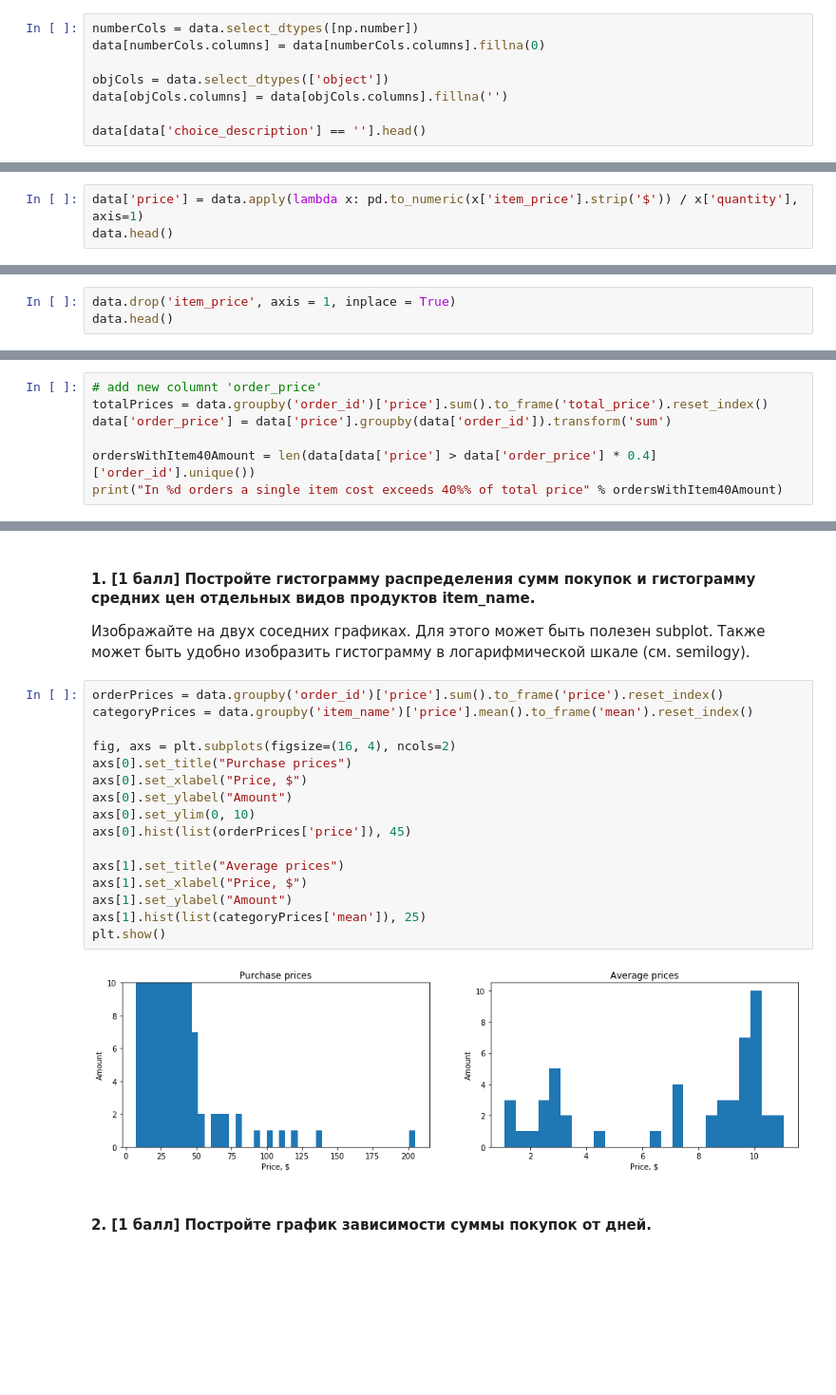
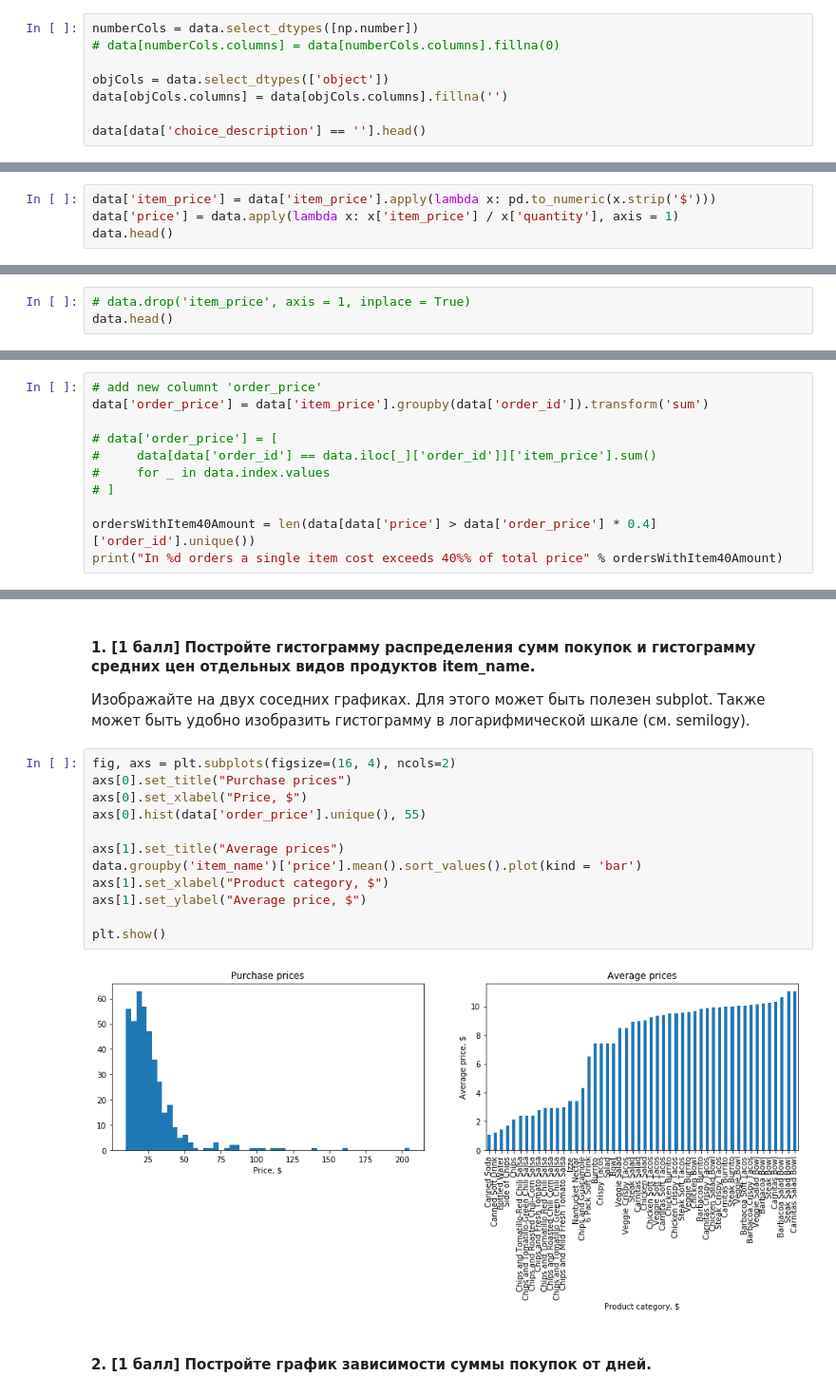
Before and after one commit to GHopperMSK/lmsu-homework, a Jupyter notebook: homework-practice-01.ipynb, the cells around one changed output, grey strips where cells are left out. Shown at 95% size. Drawn from its saved outputs; the diff is of its cells as text; blank space fills up the shorter version.

```diff
--- a/homework-practice-01.ipynb
+++ b/homework-practice-01.ipynb
@@ -180,7 +191,7 @@ NaN count in column 'item_price' is: 0
 Заполните пропуски пустой строкой для строковых колонок и нулём для числовых.
 # %%
 numberCols = data.select_dtypes([np.number])
-data[numberCols.columns] = data[numberCols.columns].fillna(0)
+# data[numberCols.columns] = data[numberCols.columns].fillna(0)
 
 objCols = data.select_dtypes(['object'])
 data[objCols.columns] = data[objCols.columns].fillna('')
@@ -199,7 +210,8 @@ data[data['choice_description'] == ''].head()
 Для этого попробуйте применить функцию-преобразование к каждой строке вашей таблицы (для этого есть соответствующая функция).
 Будьте внимательны! В item_price записана цена товара * количество товара.
 # %%
-data['price'] = data.apply(lambda x: pd.to_numeric(x['item_price'].strip('$')) / x['quantity'], axis=1)
+data['item_price'] = data['item_price'].apply(lambda x: pd.to_numeric(x.strip('$')))
+data['price'] = data.apply(lambda x: x['item_price'] / x['quantity'], axis = 1)
 data.head()
 # %% [output]
 |  | order_id | quantity | item_name | choice_description | item_price | price |
@@ -225,6 +237,6 @@ Price max value: 11.89
 # %% [markdown]
 Удалите старую колонку с ценой.
 # %%
-data.drop('item_price', axis = 1, inplace = True)
+# data.drop('item_price', axis = 1, inplace = True)
 data.head()
 # %% [output]
@@ -338,8 +346,12 @@ The most expensive burrito is '[Tomatillo Red Chili Salsa, [Black Beans, Cheese,
 Возможно, будет удобно посчитать отдельно средний чек, добавить его в исходные данные и сделать необходимые проверки.
 # %%
 # add new columnt 'order_price'
-totalPrices = data.groupby('order_id')['price'].sum().to_frame('total_price').reset_index()
-data['order_price'] = data['price'].groupby(data['order_id']).transform('sum')
+data['order_price'] = data['item_price'].groupby(data['order_id']).transform('sum')
+
+# data['order_price'] = [
+#     data[data['order_id'] == data.iloc[_]['order_id']]['item_price'].sum()
+#     for _ in data.index.values
+# ]
 
 ordersWithItem40Amount = len(data[data['price'] > data['order_price'] * 0.4]['order_id'].unique())
 print("In %d orders a single item cost exceeds 40%% of total price" % ordersWithItem40Amount)
@@ -421,23 +433,19 @@ data['date'] = data.order_id.map(dates['date'])
 
 Изображайте на двух соседних графиках. Для этого может быть полезен subplot. Также может быть удобно изобразить гистограмму в логарифмической шкале (см. semilogy).
 # %%
-orderPrices = data.groupby('order_id')['price'].sum().to_frame('price').reset_index()
-categoryPrices = data.groupby('item_name')['price'].mean().to_frame('mean').reset_index()
-
 fig, axs = plt.subplots(figsize=(16, 4), ncols=2)
 axs[0].set_title("Purchase prices")
 axs[0].set_xlabel("Price, $")
-axs[0].set_ylabel("Amount")
-axs[0].set_ylim(0, 10)
-axs[0].hist(list(orderPrices['price']), 45)
+axs[0].hist(data['order_price'].unique(), 55)
 
 axs[1].set_title("Average prices")
-axs[1].set_xlabel("Price, $")
-axs[1].set_ylabel("Amount")
-axs[1].hist(list(categoryPrices['mean']), 25)
+data.groupby('item_name')['price'].mean().sort_values().plot(kind = 'bar')
+axs[1].set_xlabel("Product category, $")
+axs[1].set_ylabel("Average price, $")
+
 plt.show()
 # %% [output]
-[figure, old version]
+[figure, new version]
 # %% [markdown]
 #### 2. [1 балл] Постройте график зависимости суммы покупок от дней.
 # %%
```
Also changed, not shown: parts of 15 cells of this notebook.
